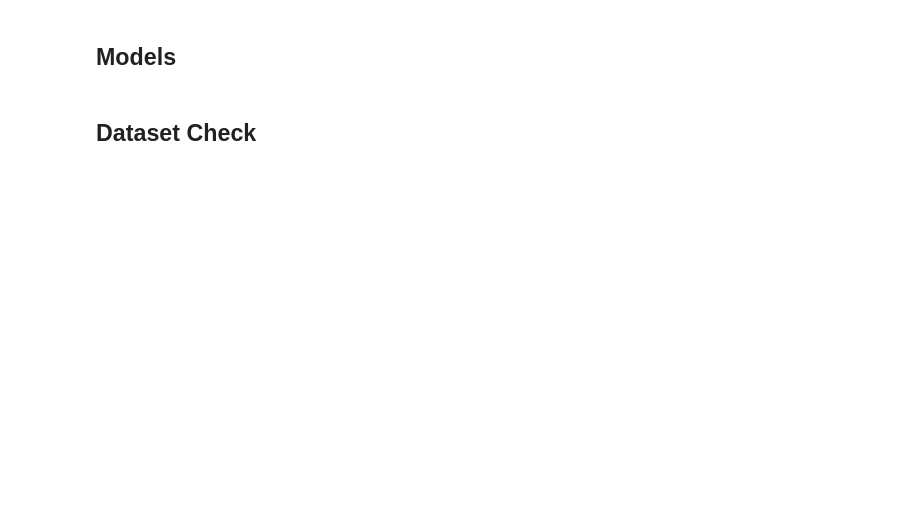
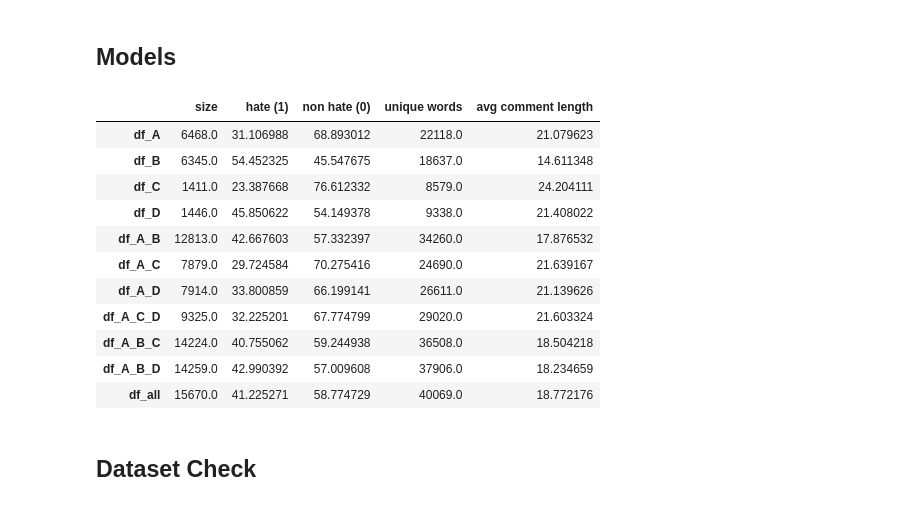
Before and after one commit to codekcg23/Sinhala-Hate-Speech-Detection, a Jupyter notebook: Experiments/Experiment_datsets_combinations.ipynb, the cells around one changed output. Drawn from its saved outputs; the diff is of its cells as text; code cells hidden in the pictures; blank space fills up the shorter version.

```diff
--- a/Experiments/Experiment_datsets_combinations.ipynb
+++ b/Experiments/Experiment_datsets_combinations.ipynb
@@ -104,9 +105,18 @@ Cleaned dataframe size - removed Strings contain Englishs letters  1446
 df_A_B = df_A.append(df_B,ignore_index=True)
 df_A_C = df_A.append(df_C,ignore_index=True)
 df_A_D = df_A.append(df_D,ignore_index=True)
+df_A_C_D = df_A.append([df_C,df_D],ignore_index=True)
+df_A_B_C = df_A.append([df_B,df_C],ignore_index=True)
+df_A_B_D = df_A.append([df_B,df_D],ignore_index=True)
+df_all =  df_A.append([df_B,df_C,df_D],ignore_index=True)
 print('A and B',len(df_A_B))
 print('A and C',len(df_A_C))
 print('A and D',len(df_A_D))
+print('A,B,C',len(df_A_B_C))
+print('A,B,D',len(df_A_B_D))
+print('A,C,D ',len(df_A_C_D))
+print('A,B,C,D all datasets',len(df_all))
+
 df_A_B.head()
 # %% [output]
 A and B 12813
@@ -181,3 +257,34 @@ def evaluation(name,Y_test,Y_pred):
+# %%
+# dataset details
+def dataset_details(df_list):
+    details_df = pd.DataFrame(columns=['size','hate (1) %','non hate (0) %','unique words','avg comment length'])
+    for name,df in df_list.items():
+        size = len(df)
+        hate = round(((df.label==1).sum()/size)*100,2)
+        non_hate = round(((df.label==0).sum()/size)*100,2)
+        from collections import Counter
+        results = Counter()
+        df['cleaned'].str.split().apply(results.update)
+        unique_words = len(results)
+        #df.cleaned.apply(lambda x: pd.value_counts(x.split(" "))).sum(axis = 0)
+        avg_comment_length = round(df.cleaned.apply(lambda x :len(x.split(" "))).sum(axis=0)/len(df),2)
+        details_df.loc[name]=[size,hate,non_hate,unique_words,avg_comment_length]
+    return details_df
+# %%
+dataset_details(df_dict)
+# %% [output]
+|  | size | hate (1) | non hate (0) | unique words | avg comment length |
+| df_A | 6468.0 | 31.106988 | 68.893012 | 22118.0 | 21.079623 |
+| df_B | 6345.0 | 54.452325 | 45.547675 | 18637.0 | 14.611348 |
+| df_C | 1411.0 | 23.387668 | 76.612332 | 8579.0 | 24.204111 |
+| df_D | 1446.0 | 45.850622 | 54.149378 | 9338.0 | 21.408022 |
+| df_A_B | 12813.0 | 42.667603 | 57.332397 | 34260.0 | 17.876532 |
+| df_A_C | 7879.0 | 29.724584 | 70.275416 | 24690.0 | 21.639167 |
+| df_A_D | 7914.0 | 33.800859 | 66.199141 | 26611.0 | 21.139626 |
+| df_A_C_D | 9325.0 | 32.225201 | 67.774799 | 29020.0 | 21.603324 |
+| df_A_B_C | 14224.0 | 40.755062 | 59.244938 | 36508.0 | 18.504218 |
+| df_A_B_D | 14259.0 | 42.990392 | 57.009608 | 37906.0 | 18.234659 |
+| df_all | 15670.0 | 41.225271 | 58.774729 | 40069.0 | 18.772176 |
 # %% [markdown]
 ## Dataset Check
 # %%
```
Also changed, not shown: parts of 21 cells of this notebook, 4 other files.
